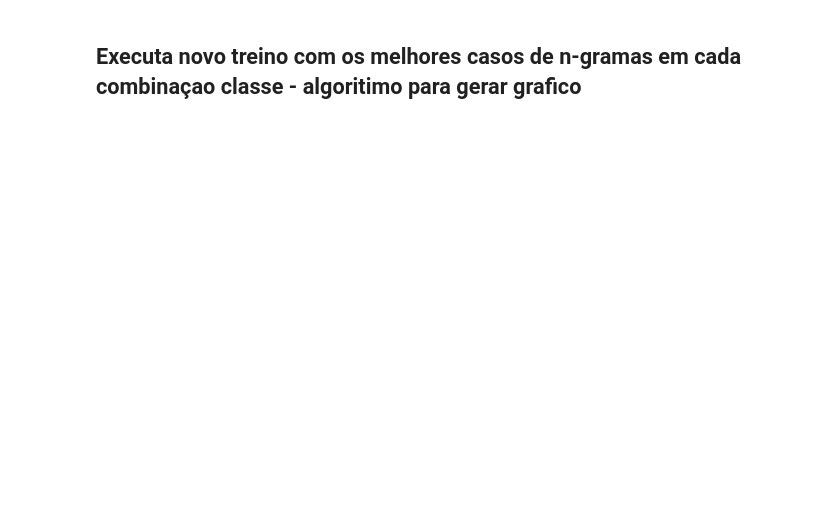
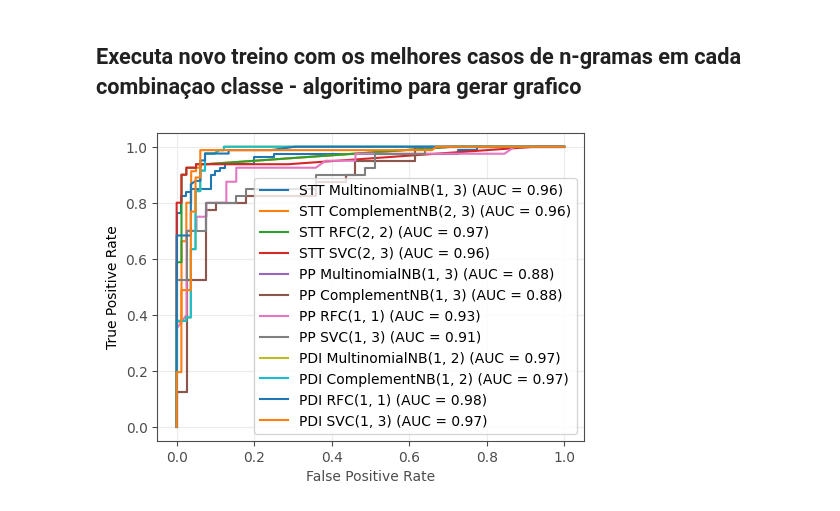
Before and after one commit to VitorCamargs/SBSI-AutomatedClassificationEvaluation, a Jupyter notebook: ML_Comparison.ipynb, the cells around one changed output. Saved outputs shown, nothing was run; the diff lists cells and outputs as text; code cells hidden in the pictures; blank space fills up the shorter version.

```diff
--- a/ML_Comparison.ipynb
+++ b/ML_Comparison.ipynb
@@ -65,5 +33,5 @@ def preprocess_lemma(text):
 
 Separando apenas as colunas que serao utilizadas pelo algoritimo
 # %%
-df= df[['Name','Element_type','Category','classificationLabel']]
-df
+df= df[['Name','Element_supertype','Category','classificationLabel']]
+df.head(5)
@@ -74,6 +54,4 @@ Filtrando apenas por 'Task' e suas variaçoes
-# %%
-df_ = df[df['Element_type'].str.endswith('ask')]
-df_2 = df[df['Element_type'].str.endswith('ctivity')]
-df_filtred = pd.concat([df_,df_2],axis=0)
-print(df_filtred.Element_type.value_counts())
-df_filtred
+# %%
+df_filtred = df[df['Element_supertype'] == 'Tasks'].copy()
+print(df_filtred.Element_supertype.value_counts())
+df_filtred.head()
@@ -337,0 +371,21 @@ agrupar_saidas(roc_auc_list,"roc_auc")
+# %%
+df_completo = pd.DataFrame()
+classe = {'PDI':df_pdi, 'PP':df_pp, 'STT':df_stt}
+for x in ['Name', 'Names_clean_sl', 'Names_clean_s', 'Names_clean_l']:
+    for y in classe:
+        df_aux = bow(classe[y],x)
+        df_aux['class']= y
+        df_aux['algorithm']= 'BOW'
+        df_aux['textPreprocess']= x
+
+        df_completo = pd.concat([df_completo,df_aux],axis=0)
+
+        df_aux = tfidf(classe[y],x)
+        df_aux['class']= y
+        df_aux['algorithm']= 'TF-IDF'
+        df_aux['textPreprocess']= x
+
+        df_completo = pd.concat([df_completo,df_aux],axis=0)
+        print(y,x,'completo')
+
+df_completo.to_csv('completo.csv',index=False)
@@ -367,33 +450,35 @@ df_pp.name='PP '
 df_pdi.name='PDI '
 dfs = [df_stt,df_pp,df_pdi]
 
 #selecionar o numero de ngramas que apresentaram melhor desempenho para cada algoritimo em cada classe
-bestpdi= {'MultinomialNB()':(1,2),'ComplementNB()':(1,2),'RandomForestClassifier()':(1,1),'SVC()':(1,1)}
-bestpp = {'MultinomialNB()':(1,2),'ComplementNB()':(2,2),'RandomForestClassifier()':(1,1),'SVC()':(1,1)}
-beststt = {'MultinomialNB()':(1,3),'ComplementNB()':(2,3),'RandomForestClassifier()':(2,2),'SVC()':(1,3)}
+bestpdi= {'MultinomialNB()':(1,2),'ComplementNB()':(1,2),'RandomForestClassifier()':(1,1),'SVC()':(1,3)}
+bestpp = {'MultinomialNB()':(1,3),'ComplementNB()':(1,3),'RandomForestClassifier()':(1,1),'SVC()':(1,3)}
+beststt = {'MultinomialNB()':(1,3),'ComplementNB()':(2,3),'RandomForestClassifier()':(2,2),'SVC()':(2,3)}
 bests = [beststt,bestpp,bestpdi]
 plt.figure(figsize=[5.5,4],frameon=False)
 
 ax = plt.gca()
 ax.set_facecolor("white")
 
 
 
 for x,df_ in enumerate(dfs):
     X_train, X_test, y_train, y_test = split('Names_clean_sl',df_)
     tfidf2(X_train, X_test, y_train, y_test,df_.name,bests[x])
 plt.grid(color='#ececec')
 plt.ylabel('True Positive Rate')
 plt.xlabel('False Positive Rate')
 plt.legend(facecolor="white")
 ax.spines['bottom'].set_color('#4d4d4d')
 ax.spines['top'].set_color('#4d4d4d')
 ax.xaxis.label.set_color('#4d4d4d')
 ax.tick_params(axis='x', colors='#4d4d4d')
 
 ax.spines['left'].set_color('#4d4d4d')
 ax.spines['right'].set_color('#4d4d4d')
 ax.xaxis.label.set_color('#4d4d4d')
 ax.tick_params(axis='y', colors='#4d4d4d')
 
 plt.savefig('line_plot.pdf')
+# %% [output]
+[figure, added]
```
Also changed, not shown: parts of 29 cells of this notebook.
